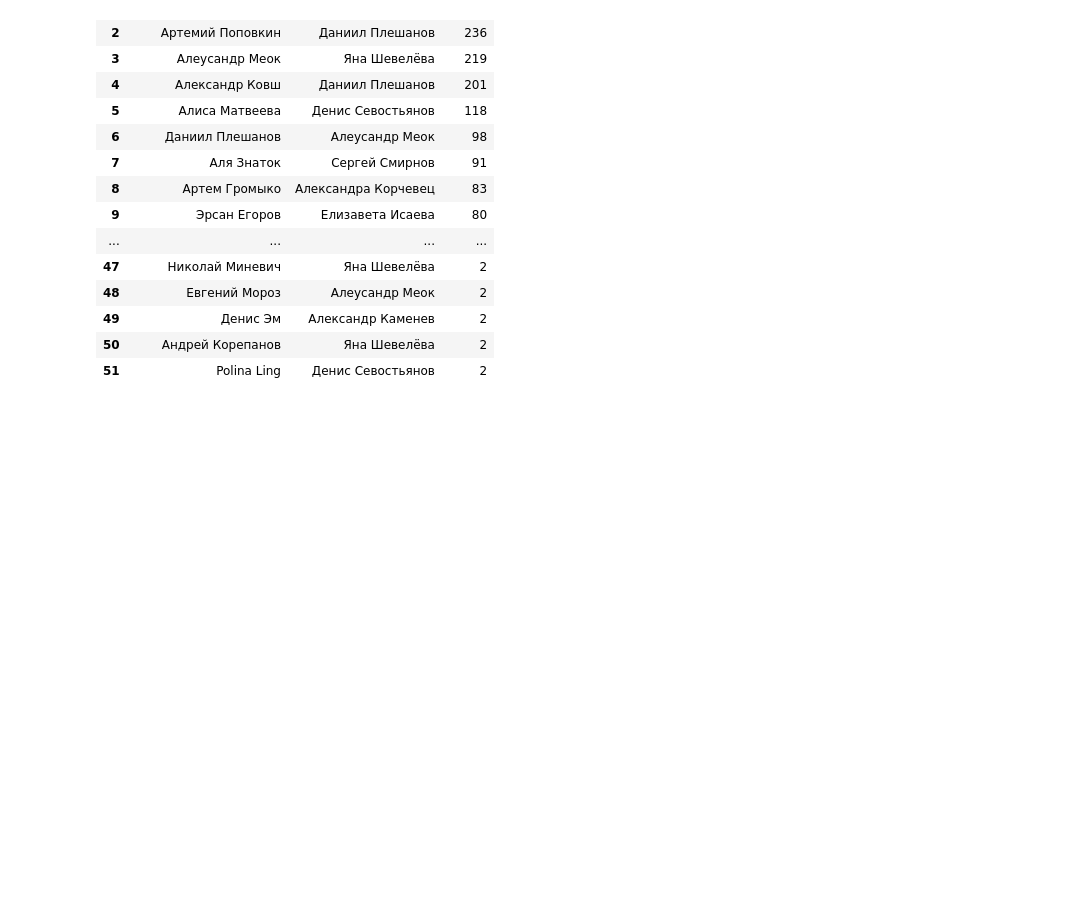
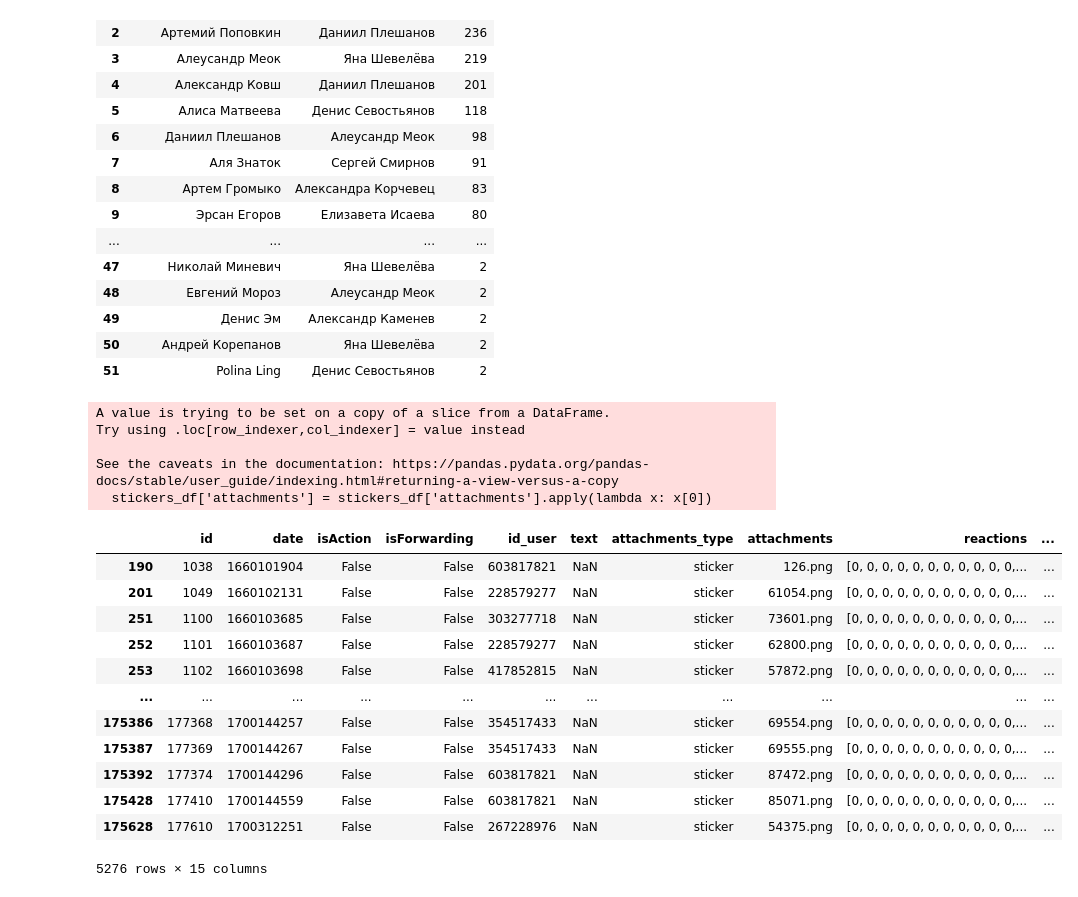
Before and after one commit to Jrol123/VK_stats, a Jupyter notebook: vk_stat.ipynb, the cells around one changed output. Saved outputs shown, nothing was run; the diff lists cells and outputs as text; code cells hidden in the pictures; blank space fills up the shorter version.

```diff
--- a/vk_stat.ipynb
+++ b/vk_stat.ipynb
@@ -561,3 +561,26 @@ most_replied_msg
 | 49 | Денис Эм | Александр Каменев | 2 |
 | 50 | Андрей Корепанов | Яна Шевелёва | 2 |
 | 51 | Polina Ling | Денис Севостьянов | 2 |
+# %%
+stickers_df = chat_df[chat_df['attachments_type'] == 'sticker']
+stickers_df['attachments'] = stickers_df['attachments'].apply(lambda x: x[0])
+stickers_df
+# %% [output]
+A value is trying to be set on a copy of a slice from a DataFrame.
+Try using .loc[row_indexer,col_indexer] = value instead
+
+See the caveats in the documentation: https://pandas.pydata.org/pandas-docs/stable/user_guide/indexing.html#returning-a-view-versus-a-copy
+  stickers_df['attachments'] = stickers_df['attachments'].apply(lambda x: x[0])
+|  | id | date | isAction | isForwarding | id_user | text | attachments_type | attachments | reactions | ... |
+| 190 | 1038 | 1660101904 | False | False | 603817821 | NaN | sticker | 126.png | [0, 0, 0, 0, 0, 0, 0, 0, 0, 0, 0,... | ... |
+| 201 | 1049 | 1660102131 | False | False | 228579277 | NaN | sticker | 61054.png | [0, 0, 0, 0, 0, 0, 0, 0, 0, 0, 0,... | ... |
+| 251 | 1100 | 1660103685 | False | False | 303277718 | NaN | sticker | 73601.png | [0, 0, 0, 0, 0, 0, 0, 0, 0, 0, 0,... | ... |
+| 252 | 1101 | 1660103687 | False | False | 228579277 | NaN | sticker | 62800.png | [0, 0, 0, 0, 0, 0, 0, 0, 0, 0, 0,... | ... |
+| 253 | 1102 | 1660103698 | False | False | 417852815 | NaN | sticker | 57872.png | [0, 0, 0, 0, 0, 0, 0, 0, 0, 0, 0,... | ... |
+| ... | ... | ... | ... | ... | ... | ... | ... | ... | ... | ... |
+| 175386 | 177368 | 1700144257 | False | False | 354517433 | NaN | sticker | 69554.png | [0, 0, 0, 0, 0, 0, 0, 0, 0, 0, 0,... | ... |
+| 175387 | 177369 | 1700144267 | False | False | 354517433 | NaN | sticker | 69555.png | [0, 0, 0, 0, 0, 0, 0, 0, 0, 0, 0,... | ... |
+| 175392 | 177374 | 1700144296 | False | False | 603817821 | NaN | sticker | 87472.png | [0, 0, 0, 0, 0, 0, 0, 0, 0, 0, 0,... | ... |
+| 175428 | 177410 | 1700144559 | False | False | 603817821 | NaN | sticker | 85071.png | [0, 0, 0, 0, 0, 0, 0, 0, 0, 0, 0,... | ... |
+| 175628 | 177610 | 1700312251 | False | False | 267228976 | NaN | sticker | 54375.png | [0, 0, 0, 0, 0, 0, 0, 0, 0, 0, 0,... | ... |
+5276 rows × 15 columns
```
Also changed, not shown: parts of 5 cells of this notebook.
